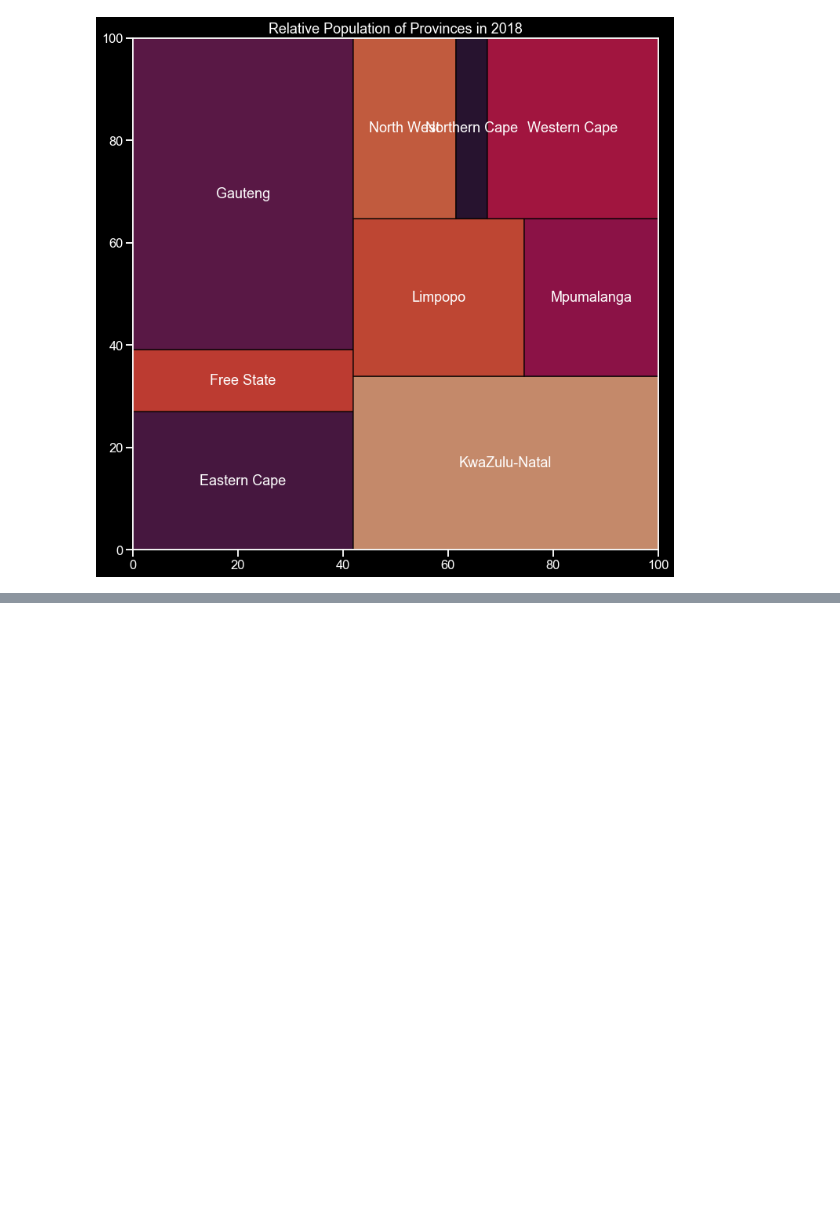
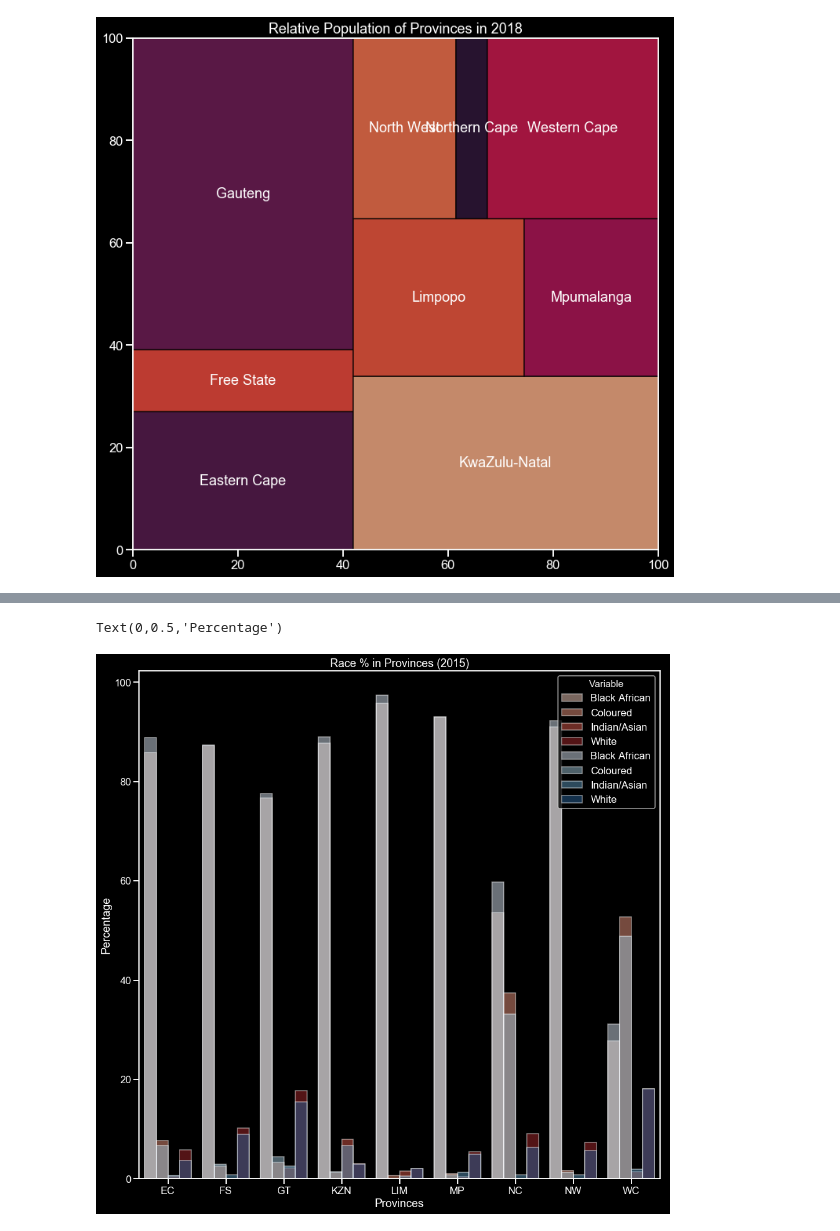
Before and after one commit to RPasch/RSA_Census_Analysis_Exploration, a Jupyter notebook: Exploration.ipynb, the cells around one changed output, grey strips where cells are left out. Drawn from its saved outputs; the diff is of its cells as text; code cells hidden in the pictures; blank space fills up the shorter version.

```diff
--- a/Exploration.ipynb
+++ b/Exploration.ipynb
@@ -319,0 +352,19 @@ m
+# %%
+x = lrp15.groupby(['PROVINCE','Variable']).agg({'2015':'sum'})
+x.head()
+xx = x.groupby(level = 0).apply(lambda y : 100*y/float(y.sum())).reset_index()
+
+y = lrp10.groupby(['PROVINCE','Variable']).agg({'2010':'sum'})
+y.head()
+yy = y.groupby(level = 0).apply(lambda y : 100*y/float(y.sum())).reset_index()
+# %%
+
+plt.figure(figsize = (15,15))
+sns.barplot(x = 'PROVINCE' , y = '2010',hue = 'Variable',data = yy,palette = 'Reds',alpha =0.5)
+sns.barplot(x = 'PROVINCE' , y = '2015',hue = 'Variable',data = xx,palette = 'Blues',alpha = 0.5)
+plt.title('Race % in Provinces (2015)')
+plt.xlabel('Provinces')
+plt.ylabel('Percentage')
+# %% [output]
+Text(0,0.5,'Percentage')
+[figure, added]
```
Also changed, not shown: parts of 10 cells of this notebook.
